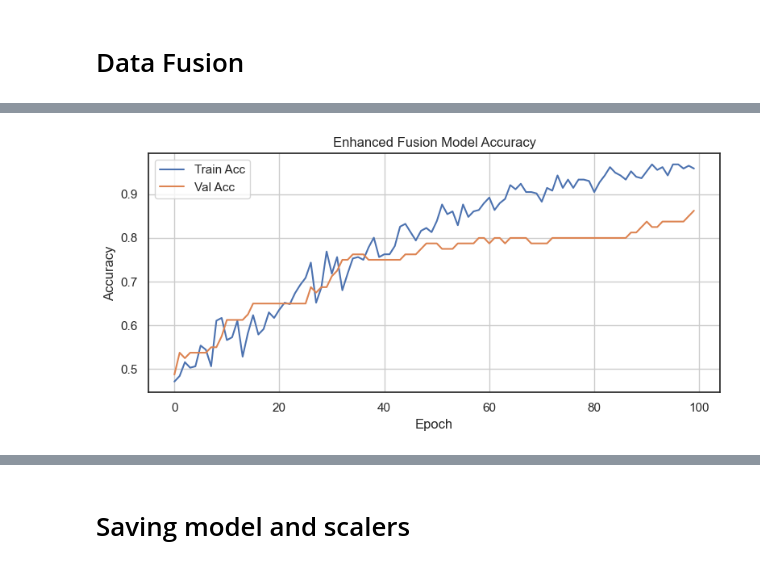
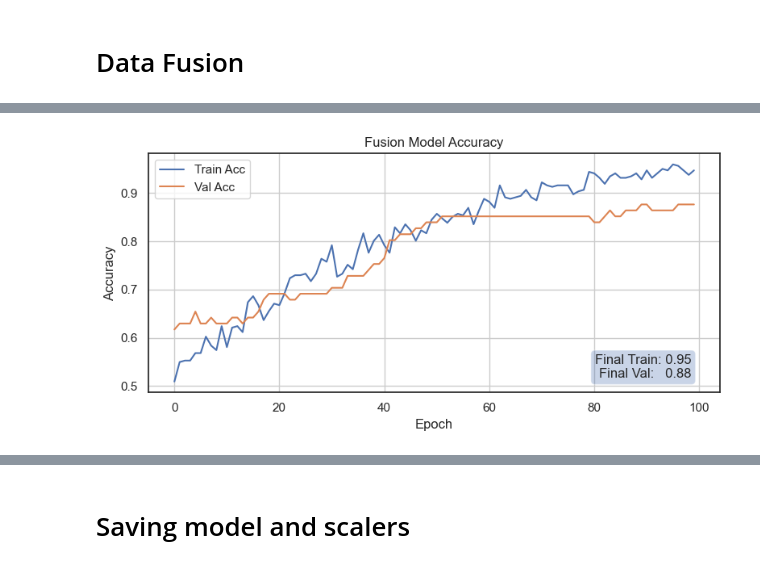
Before and after one commit to AbdullahDahabre/T2D-Prediction-System--Data-Fusion-for-Enhanced-Decision-Making, a Jupyter notebook: Data_Fusion(edited).ipynb, the cells around one changed output, grey strips where cells are left out. Saved outputs shown, nothing was run; the diff lists cells and outputs as text; code cells hidden in the pictures.

Commit message:
data fusion update

```diff
--- a/Data_Fusion(edited).ipynb
+++ b/Data_Fusion(edited).ipynb
@@ -151,7 +151,7 @@ for df in (inter_genetic, normal_genetic):
 # Clinical Train/Val/Test Split
 # %%
 test_size_clin = 0.20
-val_size_clin  = 0.25
+val_size_clin  = 0.15
 rs             = 42
 
 def split_clinical(df):
@@ -308,9 +329,9 @@ X_train_normal, y_train_normal, X_val_normal, y_val_normal, X_test_normal, y_tes
 # Define Models & Assemble Datasets
 # %%
 best_models = {
-    "African":       LogisticRegression(random_state=rs, max_iter=1000),
+    "African":       GradientBoostingClassifier(random_state=rs),
     "Bangladesh":    RandomForestClassifier(random_state=rs),
-    "Iraq":          GradientBoostingClassifier(random_state=rs),
+    "Iraq":          LogisticRegression(random_state=rs, max_iter=1000),
     "InterGenetic":  LogisticRegression(random_state=rs, max_iter=1000),
     "NormalGenetic": LogisticRegression(random_state=rs, max_iter=1000),
 }
@@ -374,9 +437,9 @@ from plotly.subplots import make_subplots
 
 # ── 1) Best models mapping (reuse from earlier) ───────────────────────────────
 best_models_mapping = {
-    "African":       LogisticRegression(random_state=42, max_iter=1000),
+    "African":       GradientBoostingClassifier(random_state=rs),
     "Bangladesh":    RandomForestClassifier(random_state=42),
-    "Iraq":          GradientBoostingClassifier(random_state=42),
+    "Iraq":          LogisticRegression(random_state=42, max_iter=1000),
     "InterGenetic":  LogisticRegression(random_state=42, max_iter=1000),
     "NormalGenetic": LogisticRegression(random_state=42, max_iter=1000),
 }
@@ -608,23 +671,39 @@ sm = SMOTE(random_state=rs)
 X_bal = {}
 y_bal = {}
 
-# clinical via SMOTE
+# Apply SMOTE to clinical
 X_bal["African"],    y_bal["African"]    = sm.fit_resample(X_train_african_sc,    y_train_african)
 X_bal["Bangladesh"], y_bal["Bangladesh"] = sm.fit_resample(X_train_bangladesh_sc, y_train_bangladesh)
 X_bal["Iraq"],       y_bal["Iraq"]       = sm.fit_resample(X_train_iraq_sc,       y_train_iraq)
 
-# genetic already “balanced” by your GAN outputs
+# Genetic (already balanced)
 X_bal["inter_genetic"],  y_bal["inter_genetic"]  = X_train_inter,  y_train_inter
 X_bal["normal_genetic"], y_bal["normal_genetic"] = X_train_normal, y_train_normal
 
-# ── 2) Down‐sample every modality to the same size ───────────────────────────
+# ── 2) Down‐sample every modality and hold out 10% test ───────────────────────
 modalities = list(X_bal.keys())
-N_min = min(len(y_bal[m]) for m in modalities)
+held_out_data = {}
+
+X_down = {}
+y_down = {}
 
 for m in modalities:
     Xb, yb = X_bal[m], y_bal[m]
+    # 10% held out for test
+    Xb_main, Xb_hold, yb_main, yb_hold = train_test_split(
+        Xb, yb,
+        test_size=0.10,
+        stratify=yb,
+        random_state=rs
+    )
+    held_out_data[m] = (Xb_hold, yb_hold)
+    X_down[m], y_down[m] = Xb_main, yb_main
+
+# ── 3) Downsample to equal length ─────────────────────────────────────────────
+N_min = min(len(y_down[m]) for m in modalities)
+for m in modalities:
+    Xb, yb = X_down[m], y_down[m]
     if len(yb) > N_min:
-        # stratified down‐sampling to exactly N_min
         Xb_ds, _, yb_ds, _ = train_test_split(
             Xb, yb,
             train_size=N_min,
@@ -633,38 +712,38 @@ for m in modalities:
         )
     else:
         Xb_ds, yb_ds = Xb, yb
-    X_bal[m], y_bal[m] = Xb_ds, yb_ds
+    X_down[m], y_down[m] = Xb_ds, yb_ds
 
-# ── 3) Build shared train/test indices ──────────────────────────────────────
+# ── 4) Build shared train/test indices ────────────────────────────────────────
 indices = np.arange(N_min)
-# pick any modality (all now length N_min) for stratify
 idx_tr, idx_te = train_test_split(
     indices,
     test_size=0.2,
-    stratify=y_bal[modalities[0]],
+    stratify=y_down[modalities[0]],
     random_state=rs
 )
 
-# ── 4) Scale each modality using row‐based indexing ────────────────────────
+# ── 5) Scale each modality using row‐based indexing ──────────────────────────
 scaled_splits = {}
 for m in modalities:
-    Xb = X_bal[m]
+    Xb = X_down[m]
     Xb_tr = Xb.iloc[idx_tr] if isinstance(Xb, pd.DataFrame) else Xb[idx_tr]
     Xb_te = Xb.iloc[idx_te] if isinstance(Xb, pd.DataFrame) else Xb[idx_te]
     scaler = StandardScaler().fit(Xb_tr)
     scaled_splits[m] = (
         scaler.transform(Xb_tr),
-        scaler.transform(Xb_te)
+        scaler.transform(Xb_te),
+        scaler.transform(held_out_data[m][0])  # scale held-out test set
     )
 
 X_tr_inputs = [scaled_splits[m][0] for m in modalities]
 X_te_inputs = [scaled_splits[m][1] for m in modalities]
-y_tr = (y_bal[modalities[0]].iloc[idx_tr]
-        if isinstance(y_bal[modalities[0]], pd.Series)
-        else y_bal[modalities[0]][idx_tr])
-y_te = (y_bal[modalities[0]].iloc[idx_te]
-        if isinstance(y_bal[modalities[0]], pd.Series)
-        else y_bal[modalities[0]][idx_te])
+X_modality_tests = {m: scaled_splits[m][2] for m in modalities}
+
+y_tr = y_down[modalities[0]].iloc[idx_tr] if isinstance(y_down[modalities[0]], pd.Series) else y_down[modalities[0]][idx_tr]
+y_te = y_down[modalities[0]].iloc[idx_te] if isinstance(y_down[modalities[0]], pd.Series) else y_down[modalities[0]][idx_te]
+y_modality_tests = {m: held_out_data[m][1] for m in modalities}
+
 
 # ── 5) Define fusion model ──────────────────────────────────────────────────
 def build_branch(input_dim, l2_reg=1e-3):
@@ -723,11 +802,25 @@ history = model.fit(
     callbacks=callbacks
 )
 
-# ── 7) Plot training & validation accuracy ─────────────────────────────────
+# Extract final accuracies
+train_final = history.history["accuracy"][-1]
+val_final   = history.history["val_accuracy"][-1]
+
+# 7) Plot training & validation accuracy ─────────────────────────────────
 plt.figure(figsize=(8,4))
 plt.plot(history.history["accuracy"], label="Train Acc")
 plt.plot(history.history["val_accuracy"], label="Val Acc")
-plt.title("Enhanced Fusion Model Accuracy")
+
+# Annotate final values in the lower‐right corner
+plt.text(
+    0.95, 0.05,
+    f"Final Train: {train_final:.2f}\nFinal Val:   {val_final:.2f}",
+    transform=plt.gca().transAxes,
+    ha="right", va="bottom",
+    bbox=dict(boxstyle="round,pad=0.3", alpha=0.3)
+)
+
+plt.title("Fusion Model Accuracy")
 plt.xlabel("Epoch")
 plt.ylabel("Accuracy")
 plt.legend()
@@ -755 +848 @@ Epoch 100/100
-[figure, old version]
+[figure, new version]
```
Also changed, not shown: parts of 18 cells of this notebook, 13 other files.
